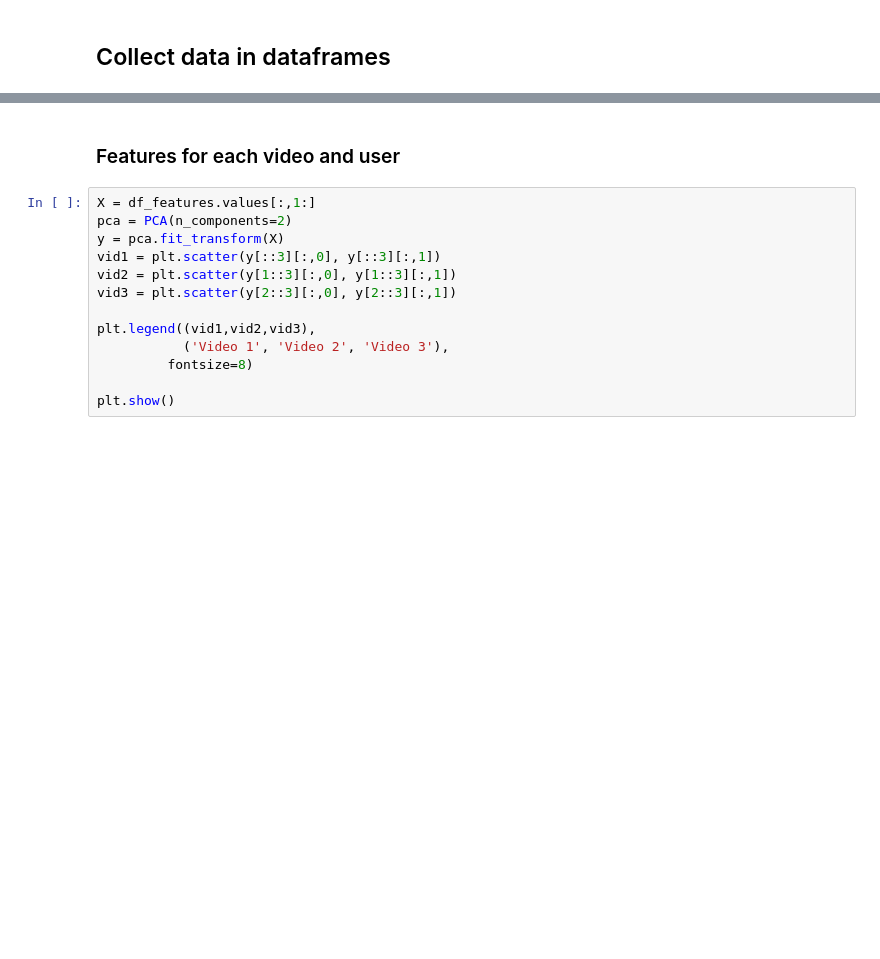
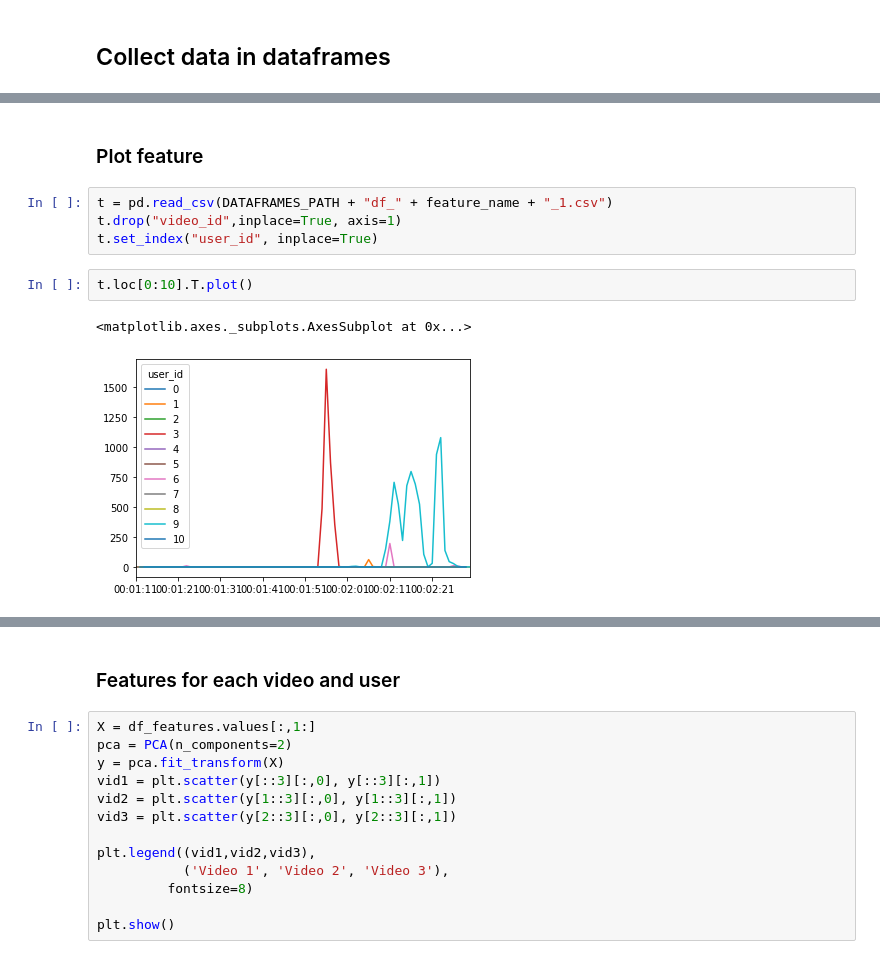
Before and after one commit to valentinoli/robot-anthropomorphism, a Jupyter notebook: python/Pipeline.ipynb, the cells around one changed output, grey strips where cells are left out. Drawn from its saved outputs; the diff is of its cells as text; blank space fills up the shorter version.

```diff
--- a/python/Pipeline.ipynb
+++ b/python/Pipeline.ipynb
@@ -160,0 +218,11 @@ df_features[df_features.nb_timestamps < 100].nb_timestamps.count()
+# %% [markdown]
+### Plot feature
+# %%
+t = pd.read_csv(DATAFRAMES_PATH + "df_" + feature_name + "_1.csv")
+t.drop("video_id",inplace=True, axis=1)
+t.set_index("user_id", inplace=True)
+# %%
+t.loc[0:10].T.plot()
+# %% [output]
+<matplotlib.axes._subplots.AxesSubplot at 0x...>
+[figure, added]
```
Also changed, not shown: parts of 30 cells of this notebook, 47 other files.
